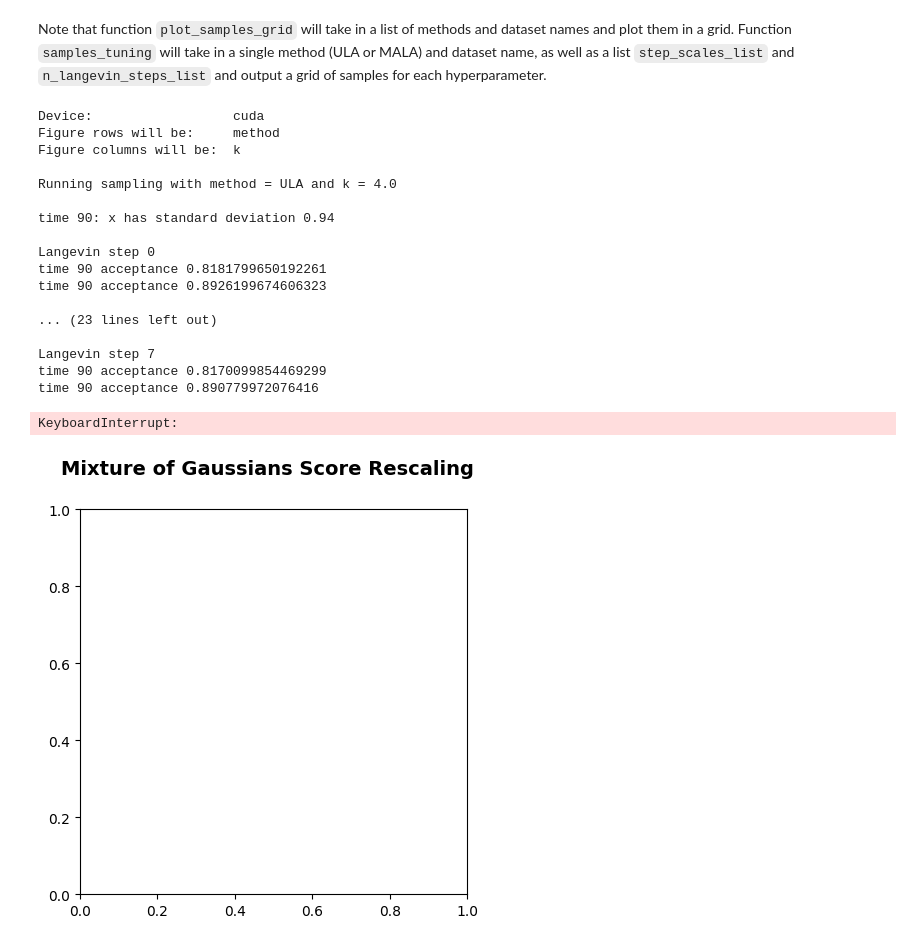
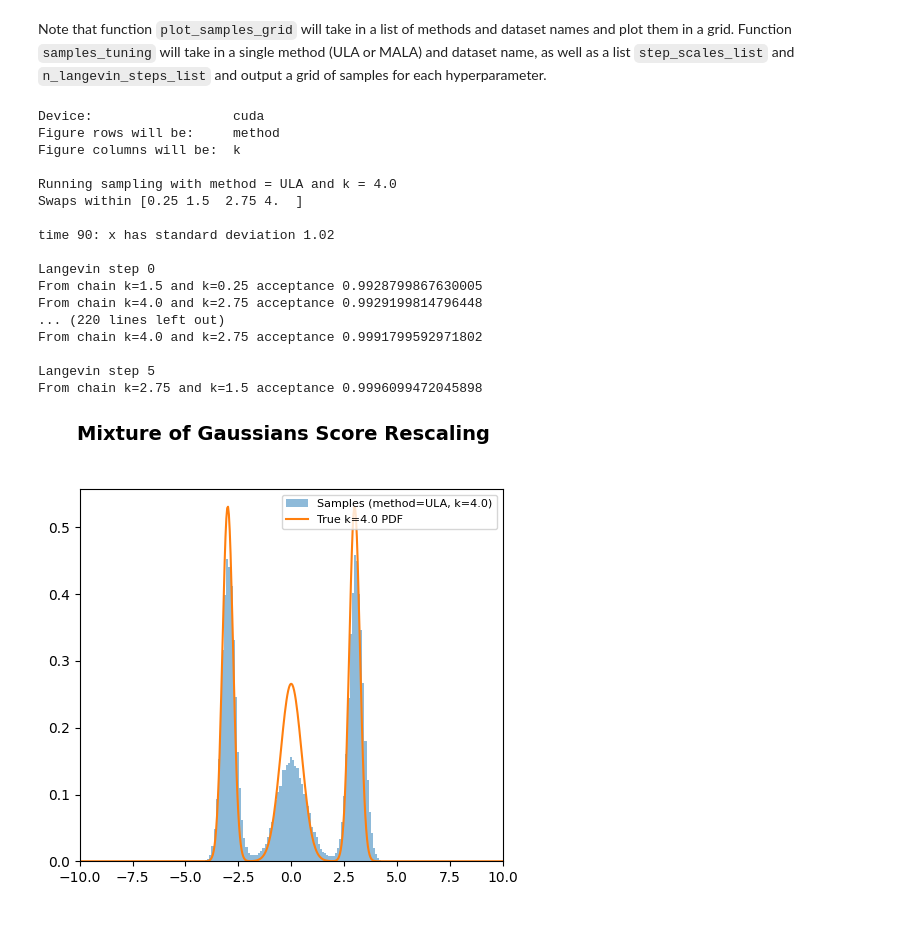
Before and after one commit to oatmeallover/parallel_tempering, a Jupyter notebook: tempered_energy.ipynb, the cells around one changed output. Saved outputs shown, nothing was run; the diff lists cells and outputs as text; code cells hidden in the pictures.

```diff
--- a/tempered_energy.ipynb
+++ b/tempered_energy.ipynb
@@ -16,38 +16,37 @@ Note that function `plot_samples_grid` will take in a list of methods and datase
 # %%
 dataset_name = "composed"
 methods = ["ULA"]
 k = [4.0]
 sigma = 0.5
-step_scale = 5
-n_langevin_steps = 8
+step_scale = 0.5
+n_langevin_steps = 6
 filename = None
 
 _ = plot_samples_grid(
 	dataset_name=dataset_name,
 	method=methods,
 	k=k,
 	sigma=sigma,
 	step_scale=step_scale,
 	n_langevin_steps=n_langevin_steps,
 	x_limit = 10, save_dir="figures", filename=filename
 )
 # %% [output]
 Device:                  cuda
 Figure rows will be:     method
 Figure columns will be:  k
 
 Running sampling with method = ULA and k = 4.0
+Swaps within [0.25 1.5  2.75 4.  ]
 
-time 90: x has standard deviation 0.94
+time 90: x has standard deviation 1.02
 
 Langevin step 0
-time 90 acceptance 0.8181799650192261
-time 90 acceptance 0.8926199674606323
+From chain k=1.5 and k=0.25 acceptance 0.9928799867630005
+From chain k=4.0 and k=2.75 acceptance 0.9929199814796448
+... (220 lines left out)
+From chain k=4.0 and k=2.75 acceptance 0.9991799592971802
 
-... (23 lines left out)
-
-Langevin step 7
-time 90 acceptance 0.8170099854469299
-time 90 acceptance 0.890779972076416
+Langevin step 5
+From chain k=2.75 and k=1.5 acceptance 0.9996099472045898
-KeyboardInterrupt:
-[figure, old version]
+[figure, new version]
```
Also changed, not shown: 7 other files.
